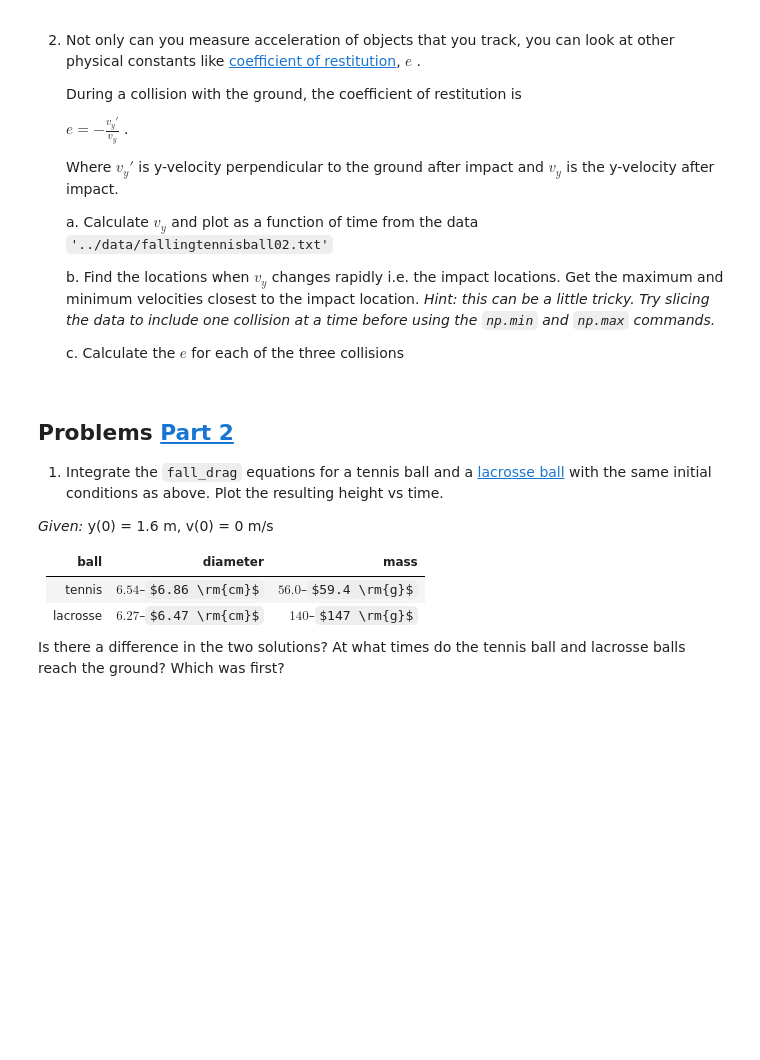
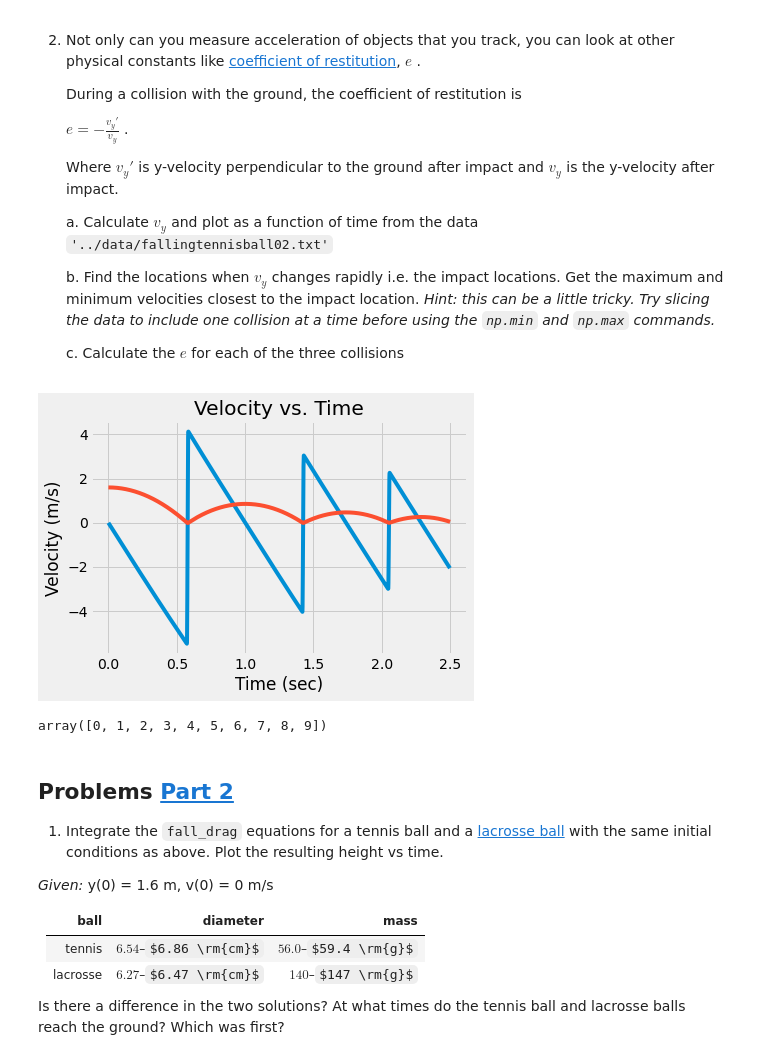
Before and after one commit to hamwalker/computational-mechanics, a Jupyter notebook: module_03/notebooks/HW_03.ipynb, the cells around one changed output. Saved outputs shown, nothing was run; the diff lists cells and outputs as text; code cells hidden in the pictures; some formulas as TeX source; blank space fills up the shorter version.

```diff
--- a/module_03/notebooks/HW_03.ipynb
+++ b/module_03/notebooks/HW_03.ipynb
@@ -108,6 +126,40 @@ plt.plot(x,y,'o')
      b. Find the locations when $v_y$ changes rapidly i.e. the impact locations. Get the maximum and minimum velocities closest to the impact location. _Hint: this can be a little tricky. Try slicing the data to include one collision at a time before using  the `np.min` and `np.max` commands._
 
      c. Calculate the $e$ for each of the three collisions
+# %%
+# 1.2A
+
+filename = '../data/fallingtennisball02.txt'
+t, y = np.loadtxt(filename, usecols=[0,1], unpack=True) # Load data
+
+delta_y = (y[1:] - y[0:-1])
+vy = delta_y/(t[1:]-t[0:-1])
+
+plt.plot(t[:-1], vy,  label='Y Velocity')
+plt.plot(t,y)
+plt.title('Velocity vs. Time')
+plt.xlabel('Time (sec)')
+plt.ylabel('Velocity (m/s)');
+# %% [output]
+[figure, added]
+# %%
+# 1.2B
+
+slicer= np.zeros((3,2))
+slicer[0,:] = (0.4,0.6)
+slicer[1,:] = (1.3, 1.5)
+slicer[2,:] = (1.9, 2.2)
+
+# i=1
+# impT = 0
+# checkAry = np.zeros((len(t),2))
+# checkAry[:,0] = t
+# checkAry[:,1] = y
+
+# while i<=2:
+#     impT =
+# %% [output]
+array([0, 1, 2, 3, 4, 5, 6, 7, 8, 9])
 # %% [markdown]
 ## Problems [Part 2](./02_Step_Future.md)
 
```
Also changed, not shown: parts of 6 cells of this notebook, 2 other files.
